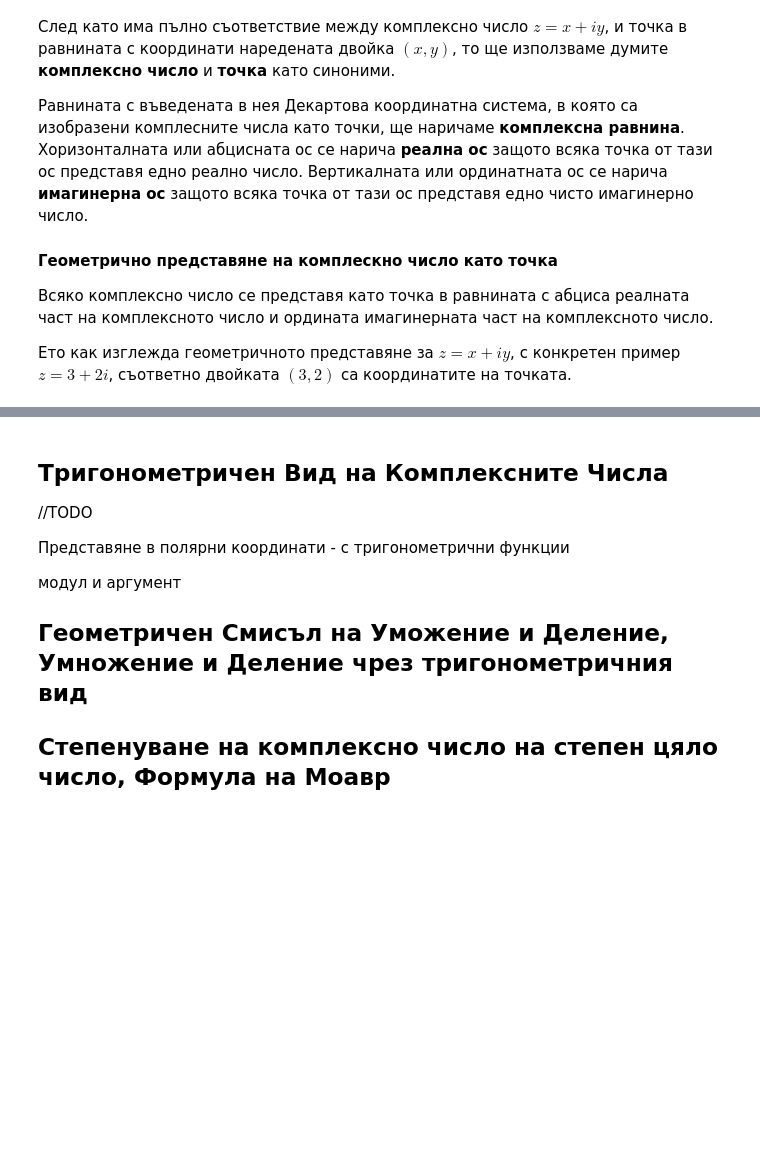
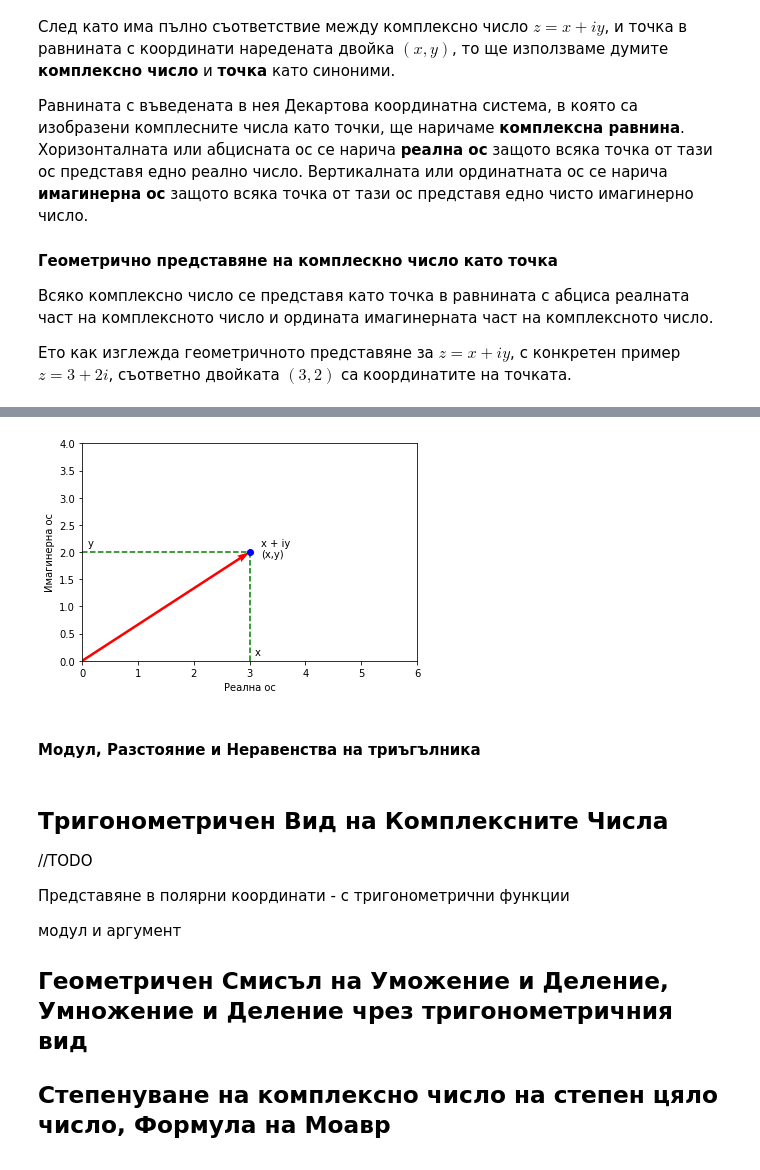
Before and after one commit to ogerassimov/ogi-teach-resources, a Jupyter notebook: ComplexNumbers/ComplexNumbers.ipynb, the cells around one changed output, grey strips where cells are left out. Cells and saved outputs as stored; diff of their text form; code cells hidden in the pictures; blank space fills up the shorter version.

Commit message:
Vector representation of a complex number.

```diff
--- a/ComplexNumbers/ComplexNumbers.ipynb
+++ b/ComplexNumbers/ComplexNumbers.ipynb
@@ -853,0 +833,16 @@ plt.show()
+# %%
+z = 3+2j
+
+def draw_complex_plane_for_point_first_qadrant(z):
+    plt.axis([0, 6, 0, 4])
+    plt.xlabel("Реална ос")
+    plt.ylabel("Имагинерна ос")
+    plt.plot([z.real,z.real], [0,z.imag], 'g--')
+    plt.plot([0,z.real], [z.imag,z.imag], 'g--')
+    plt.plot([z.real], [z.imag], 'bo')
+    plt.annotate('x + iy\n(x,y)', xy=(z.real, z.imag), xytext=(z.real + 0.2, z.imag - 0.1))
+    plt.annotate('x', xy=(z.real, 0), xytext=(z.real + 0.1, +0.1))
+    plt.annotate('y', xy=(0, z.imag), xytext=(+0.1, z.imag +0.1))
+
+draw_complex_plane_for_point_first_qadrant(z)
+plt.show()
@@ -854,3 +862,14 @@ plt.show()
+# %%
+z = 3+2j
+draw_complex_plane_for_point_first_qadrant(z)
+plt.quiver(0, 0, z.real, z.imag, angles = "xy", scale_units = "xy", scale = 1, color="red")
+plt.show()
+# %% [output]
+[figure, added]
+# %% [markdown]
+
+####
+#### Модул, Разстояние и Неравенства на триъгълника
 # %% [markdown]
 ## Тригонометричен Вид на Комплексните Числа
 
```
Also changed, not shown: parts of 4 cells of this notebook.
